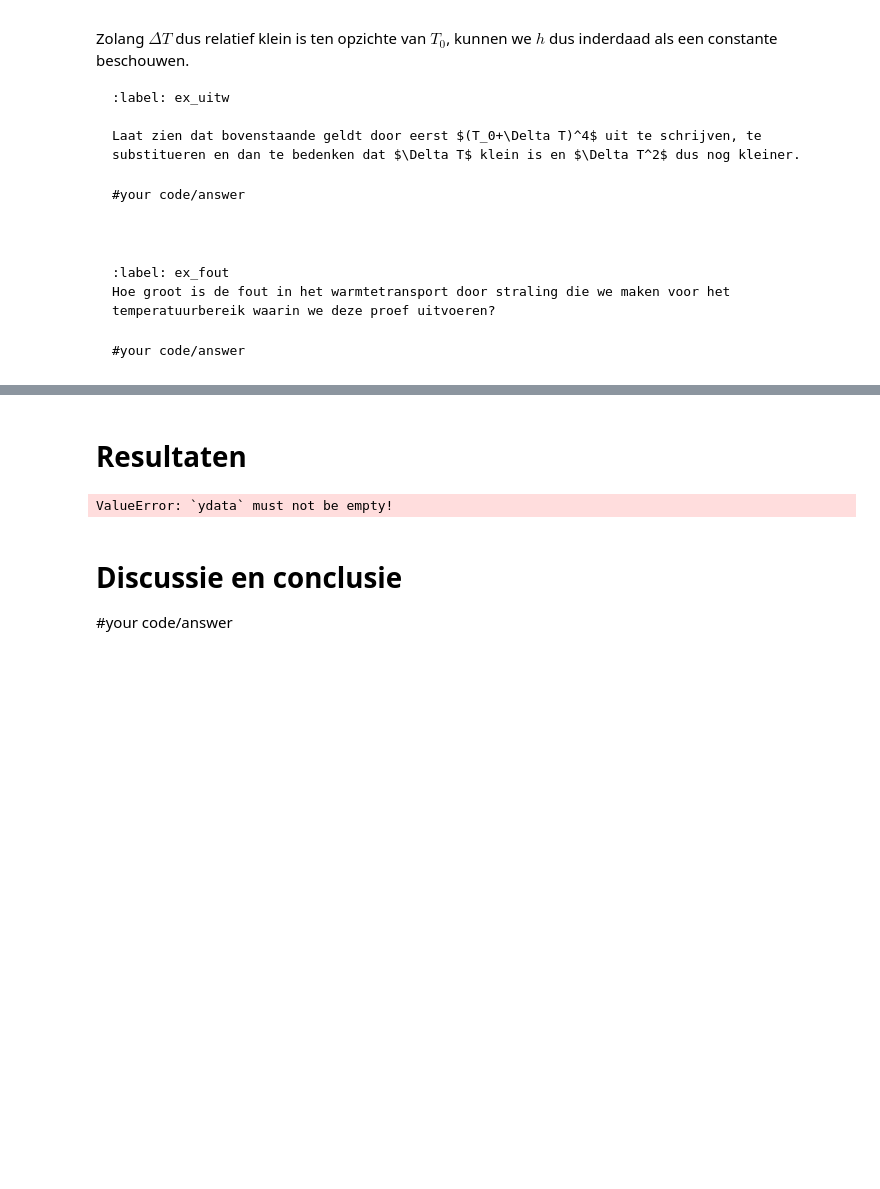
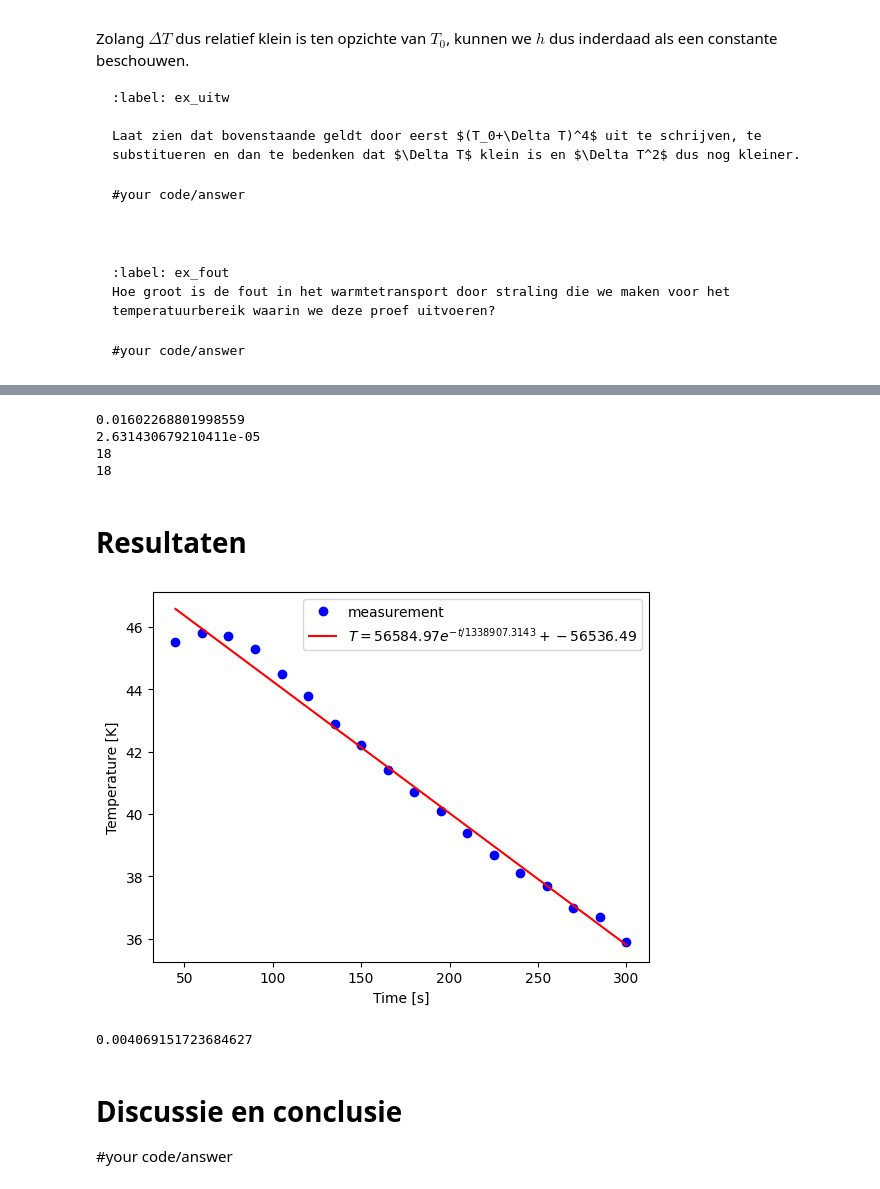
Before and after one commit to BobVill/32, a Jupyter notebook: Content/Labs/koelbuis.ipynb, the cells around one changed output, grey strips where cells are left out. Cells and saved outputs as stored; diff of their text form; code cells hidden in the pictures; blank space fills up the shorter version.

Commit message:
De data van de metingen verzameld.

```diff
--- a/Content/Labs/koelbuis.ipynb
+++ b/Content/Labs/koelbuis.ipynb
@@ -167,14 +174,52 @@ Zorg ervoor dat je de buis niet aanraakt terwijl deze warm is. De metalen buis g
 - Bereken hieruit de warmteoverdrachtscoëfficiënt.
 - Vergelijk je resultaten met je groepsgenoten die een vergelijkbare buis hebben gemeten (dit kan klassikaal).
 - Welk deel van de warmteoverdrachtscoëfficiënt verwacht je dat gegeven is door de geleiding, straling en convectie? Onderbouw je redenering.
+# %%
+diameter_buiten=5.01/100 #m
+#u_diameter
+hoogte=10.18/100 #m
+#u_hoogte
+diameter_binnen =4.67/100 #m
+
+buitenoppervlak=diameter_buiten*np.pi*hoogte
+print(buitenoppervlak)
+
+binneninhoud=1/4*np.pi*diameter_binnen**2*hoogte
+buiteninhoud=1/4*np.pi*diameter_buiten**2*hoogte
+inhoud=buiteninhoud-binneninhoud
+print(inhoud)
+
+
+rho_messing=8.73*10**3 #kg/m^3
+m_buis=rho_messing*inhoud
+C_messing=3.8 *10**2 #j/kg K
+warmtecapaciteit=C_messing*m_buis
+
+
+# Data
+# Met dop
+temps_met_dop=np.array([47.2,46.9, 46.1, 45.6, 45.0, 44.0, 43.5, 42.8, 42.3, 41.5, 41.1, 40.2, 39.6, 39.0, 38.4, 37.9, 37.4, 36.9, 36.4, 35.9, 35.5, 35.2, 34.9])
+times_met_dop=np.array([10, 15, 25, 33, 40, 55, 65, 75, 85, 100, 115, 130, 145, 160, 175, 190, 205, 220, 235, 250, 265, 280, 295])+45
+# Zonder dop
+temps_zonder_dop=np.array([45.5, 45.8, 45.7, 45.3, 44.5, 43.8, 42.9, 42.2, 41.4, 40.7, 40.1, 39.4, 38.7, 38.1, 37.7, 37.0, 36.7, 35.9])
+times_zonder_dop=np.array([45,60,75,90,105,120,135,150,165,180,195,210,225,240,255,270,285,300])
+print(len(temps_zonder_dop))
+print(len(times_zonder_dop))
+# %% [output]
+0.01602268801998559
+2.631430679210411e-05
+18
+18
 # %% [markdown]
 # Resultaten
 # %%
 # Hier de data en de analyse
-
 import numpy as np
 import matplotlib.pyplot as plt
 from scipy.optimize import curve_fit
+
+T_omg=21.0 #C
+u_T_omg=0.95 #C
 
 def exp_func(t, A, tau, T_omg):
     # A is verschiltemperatuur met omgeving aan start
@@ -182,41 +227,42 @@ def exp_func(t, A, tau, T_omg):
     # T_omg is de omgevingstemperatuur
     return (A * np.exp(-t/tau) + T_omg)
 
-buitenoppervlak = 0.0 # bepaal zelf in m^2
-warmtecapaciteit = 0.0 # bepaal de warmtecapaciteit in J/K
+buitenoppervlak = buitenoppervlak # bepaal zelf in m^2
+warmtecapaciteit = warmtecapaciteit # bepaal de warmtecapaciteit in J/K
 
-times = np.array([])
-temps = np.array([])
+times = times_zonder_dop
+temps = temps_zonder_dop
 
 
 # pas beginwaardes aan naar schatting
 # Het aantal maxfev moet wellicht hoger voor goede convergentie van de waarde
 popt, pocv = curve_fit(exp_func, times, temps, p0=[50, 1000, 20], maxfev=5000)
 
 A_exp, tau_exp, T_omg_exp = popt
 
 y_fit = exp_func(times, *popt)
 
 plt.figure()
 plt.xlabel('Time [s]')
 plt.ylabel('Temperature [K]')
 
 plt.plot(times, temps, 'bo', label='measurement')
 plt.plot(times, y_fit, 'r-',
          label='$T = %0.2f e^{-t/%0.4f} + %0.2f$' % (A_exp, tau_exp, T_omg_exp))
 
 plt.legend()
 
 plt.show()
 
 h_exp = (warmtecapaciteit) / (tau_exp * buitenoppervlak)
 
 print(h_exp) # warmteoverdrachtscoëfficiënt in W/m^2 K
 # Sla figuren op met
 #
 # plt.savefig("Figuren/naam.png", dpi=450)
 # %% [output]
+[figure, added]
-ValueError: `ydata` must not be empty!
+0.004069151723684627
 # %% [markdown]
 # Discussie en conclusie
 
```
Also changed, not shown: parts of 3 cells of this notebook.
